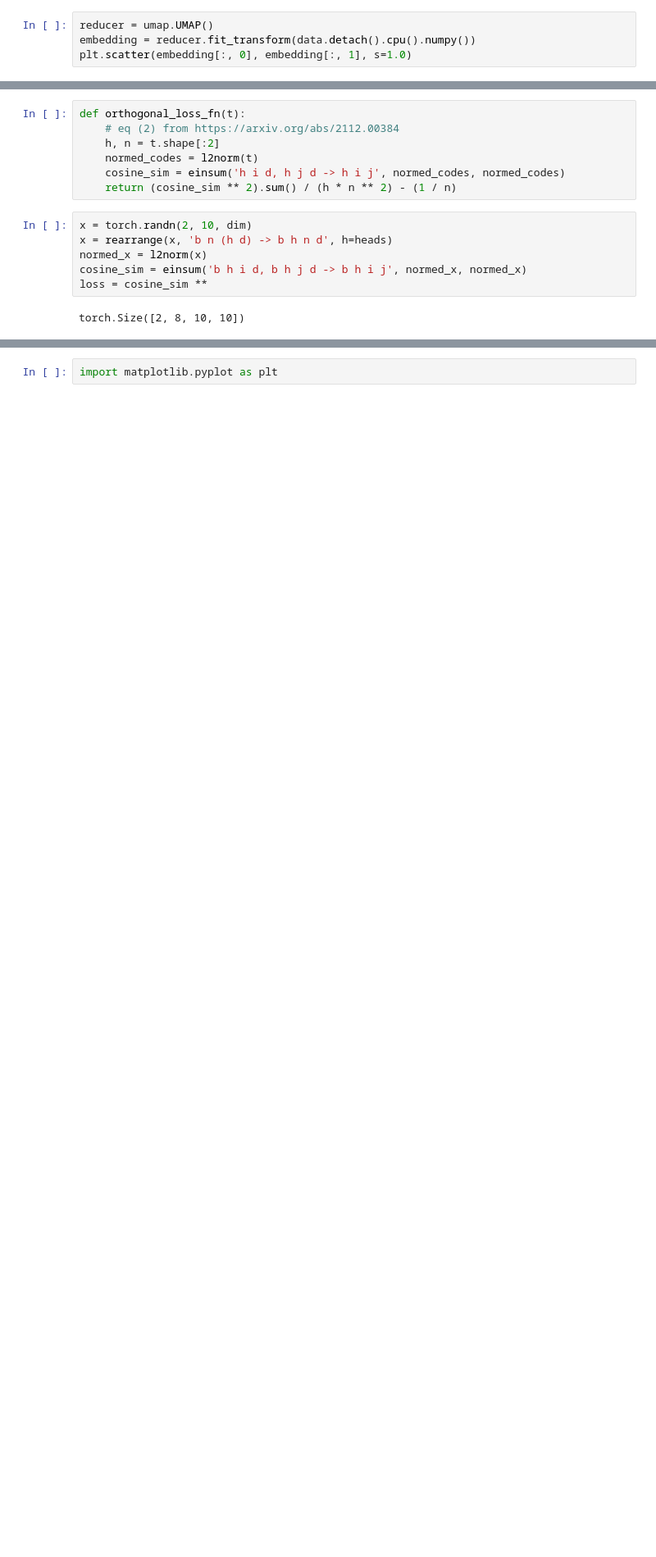
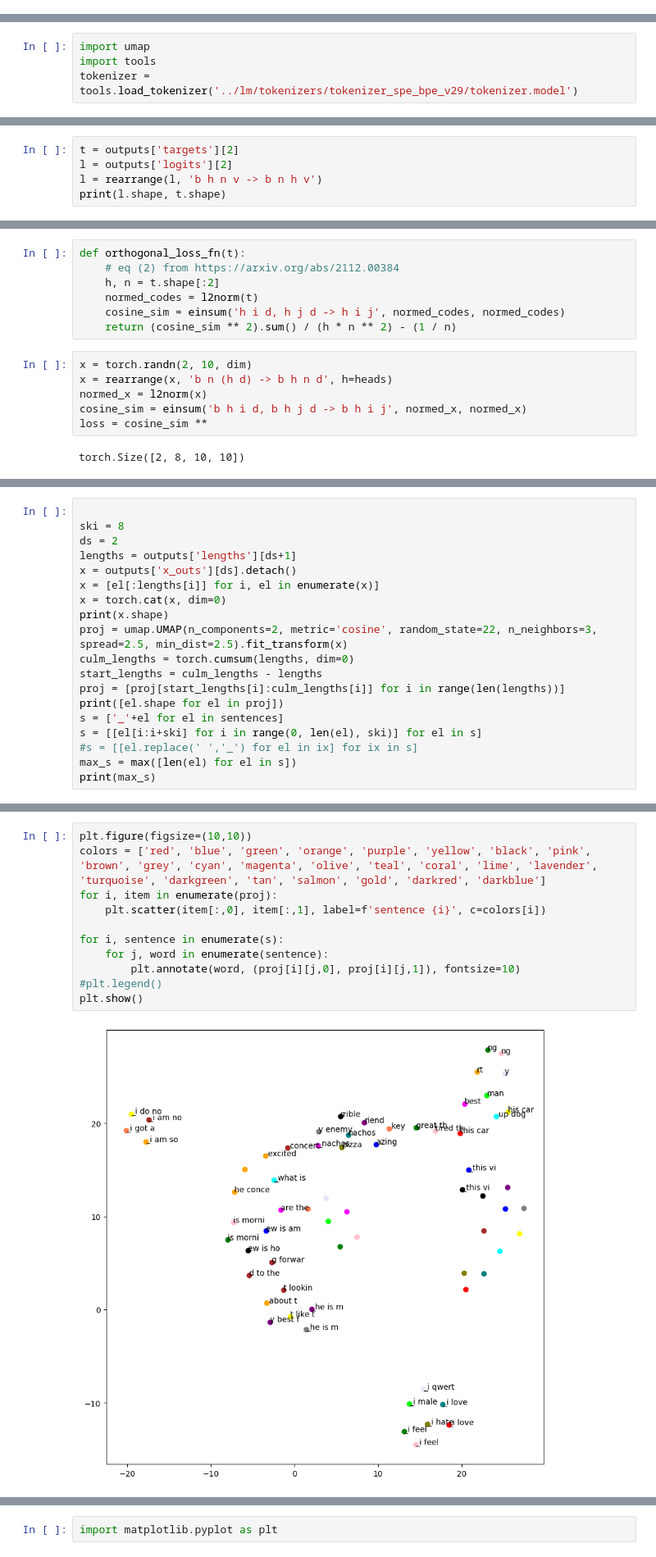
Before and after one commit to robflynnyh/asr_training_scripts, a Jupyter notebook: ipynbs/t.ipynb, the cells around one changed output, grey strips where cells are left out. Shown at 82% size. Saved outputs shown, nothing was run; the diff lists cells and outputs as text; blank space fills up the shorter version.

```diff
--- a/ipynbs/t.ipynb
+++ b/ipynbs/t.ipynb
@@ -272,4 +186,0 @@ import umap
-# %%
-reducer = umap.UMAP()
-embedding = reducer.fit_transform(data.detach().cpu().numpy())
-plt.scatter(embedding[:, 0], embedding[:, 1], s=1.0)
@@ -1126,0 +1028,4 @@ NameError: name 'tokenizer' is not defined
+# %%
+import umap
+import tools
+tokenizer = tools.load_tokenizer('../lm/tokenizers/tokenizer_spe_bpe_v29/tokenizer.model')
@@ -1126,0 +1195,5 @@ NameError: name 'tokenizer' is not defined
+# %%
+t = outputs['targets'][2]
+l = outputs['logits'][2]
+l = rearrange(l, 'b h n v -> b n h v')
+print(l.shape, t.shape)
@@ -1283,0 +1345,19 @@ pred_matrix, pred_mask = map(revert, (scout, mask))
+# %%
+
+ski = 8
+ds = 2
+lengths = outputs['lengths'][ds+1]
+x = outputs['x_outs'][ds].detach()
+x = [el[:lengths[i]] for i, el in enumerate(x)]
+x = torch.cat(x, dim=0)
+print(x.shape)
+proj = umap.UMAP(n_components=2, metric='cosine', random_state=22, n_neighbors=3, spread=2.5, min_dist=2.5).fit_transform(x)
+culm_lengths = torch.cumsum(lengths, dim=0)
+start_lengths = culm_lengths - lengths
+proj = [proj[start_lengths[i]:culm_lengths[i]] for i in range(len(lengths))]
+print([el.shape for el in proj])
+s = ['_'+el for el in sentences]
+s = [[el[i:i+ski] for i in range(0, len(el), ski)] for el in s]
+#s = [[el.replace(' ','_') for el in ix] for ix in s]
+max_s = max([len(el) for el in s])
+print(max_s)
@@ -1283,0 +1368,13 @@ pred_matrix, pred_mask = map(revert, (scout, mask))
+# %%
+plt.figure(figsize=(10,10))
+colors = ['red', 'blue', 'green', 'orange', 'purple', 'yellow', 'black', 'pink', 'brown', 'grey', 'cyan', 'magenta', 'olive', 'teal', 'coral', 'lime', 'lavender', 'turquoise', 'darkgreen', 'tan', 'salmon', 'gold', 'darkred', 'darkblue']
+for i, item in enumerate(proj):
+    plt.scatter(item[:,0], item[:,1], label=f'sentence {i}', c=colors[i])
+
+for i, sentence in enumerate(s):
+    for j, word in enumerate(sentence):
+        plt.annotate(word, (proj[i][j,0], proj[i][j,1]), fontsize=10)
+#plt.legend()
+plt.show()
+# %% [output]
+[figure, added]
```
Also changed, not shown: parts of 125 cells of this notebook, 27 other files.
